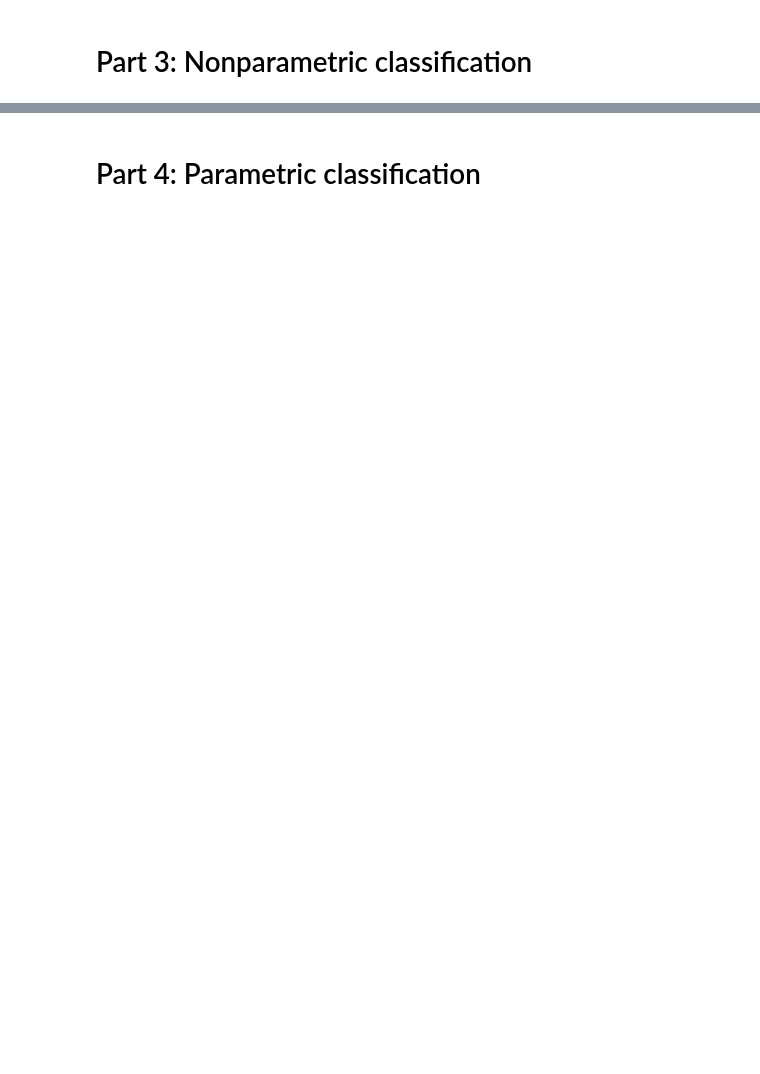
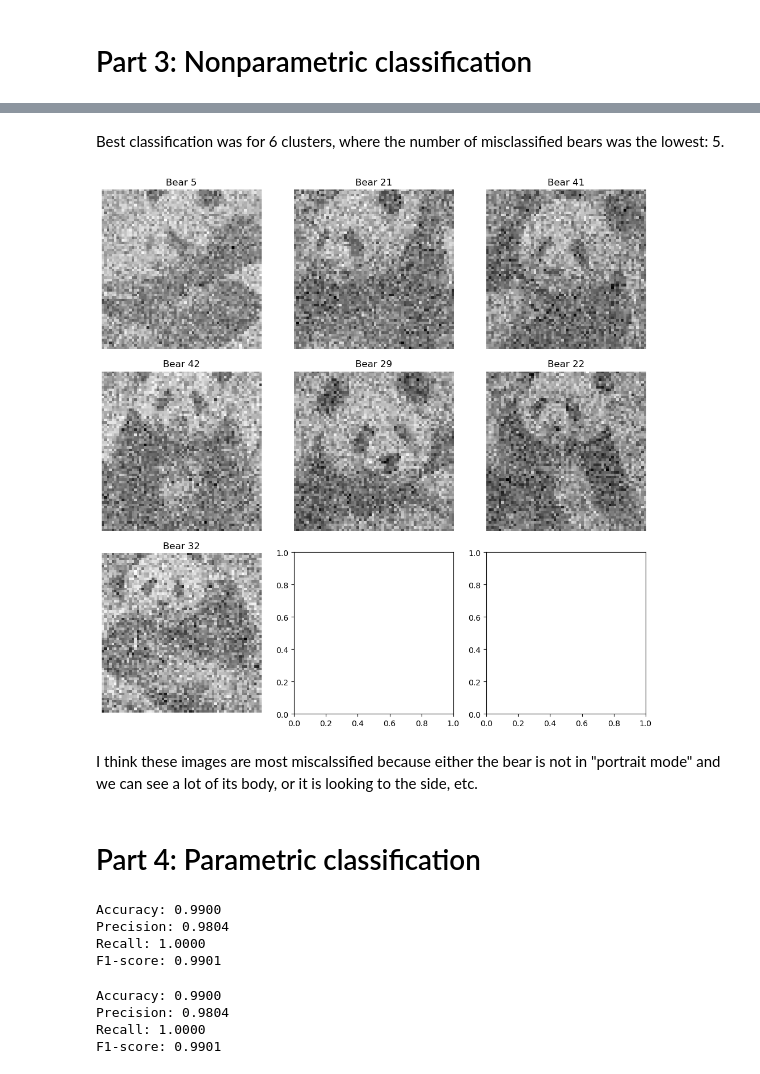
Before and after one commit to vaseninaa/math-and-ai-primer, a Jupyter notebook: weekly-projects/week3/Homework 3.ipynb, the cells around one changed output, grey strips where cells are left out. Cells and saved outputs as stored; diff of their text form; code cells hidden in the pictures; blank space fills up the shorter version.

```diff
--- a/weekly-projects/week3/Homework 3.ipynb
+++ b/weekly-projects/week3/Homework 3.ipynb
@@ -175,6 +223,32 @@ for k in range(1,16):
+# %% [markdown]
+Best classification was for 6 clusters, where the number of misclassified bears was the lowest: 5.
 # %%
 # Show hard-to-classify bears
-'''ADD SOME CODE'''
+# Let's take several most miscalssified bears from the table printed out above
+
+bears_of_interest = [5, 21, 41, 42, 29, 22, 32]
+# Create a grid of subplots
+num_images = len(bears_of_interest)
+num_cols = 3  # Adjust the number of columns as needed
+num_rows = (num_images + num_cols - 1) // num_cols  # Calculate number of rows
+
+fig, axes = plt.subplots(num_rows, num_cols, figsize=(10, 10))
+
+# Iterate over each bear of interest and plot its image
+for idx, bear_idx in enumerate(bears_of_interest):
+    row = idx // num_cols
+    col = idx % num_cols
+    axes[row, col].imshow(test_images[bear_idx][::2, ::2], cmap='Greys_r')
+    axes[row, col].set_title(f'Bear {bear_idx}')
+    axes[row, col].axis('off')
+
+# Adjust layout and display
+plt.tight_layout()
+plt.show()
+# %% [output]
+[figure, added]
+# %% [markdown]
+I think these images are most miscalssified because either the bear is not in "portrait mode" and we can see a lot of its body, or it is looking to the side, etc.
 # %% [markdown]
 # Part 4: Parametric classification
 # %%
@@ -184,5 +259,43 @@ from sklearn.discriminant_analysis import QuadraticDiscriminantAnalysis
 # %%
-'''ADD SOME CODE'''
+#Logistic Regression
+logReg = LogisticRegression()
+logReg.fit(X.T, y_train)
+test_results = logReg.predict(Y.T)
+
+accuracy = accuracy_score(y_test, test_results)
+precision = precision_score(y_test, test_results)
+recall = recall_score(y_test, test_results)
+f1 = f1_score(y_test, test_results)
+
+print(f'Accuracy: {accuracy:.4f}')
+print(f'Precision: {precision:.4f}')
+print(f'Recall: {recall:.4f}')
+print(f'F1-score: {f1:.4f}')
+# %% [output]
+Accuracy: 0.9900
+Precision: 0.9804
+Recall: 1.0000
+F1-score: 0.9901
+# %%
+#LDA
+lda = LinearDiscriminantAnalysis()
+lda.fit(X.T, y_train)
+test_results_lda = lda.predict(Y.T)
+
+accuracy = accuracy_score(y_test, test_results_lda)
+precision = precision_score(y_test, test_results_lda)
+recall = recall_score(y_test, test_results_lda)
+f1 = f1_score(y_test, test_results_lda)
+
+print(f'Accuracy: {accuracy:.4f}')
+print(f'Precision: {precision:.4f}')
+print(f'Recall: {recall:.4f}')
+print(f'F1-score: {f1:.4f}')
+# %% [output]
+Accuracy: 0.9900
+Precision: 0.9804
+Recall: 1.0000
+F1-score: 0.9901
 # %%
 # Construct the bear mask:
 # Show absolute value of logistic-regression coefficients for each pixel
```
Also changed, not shown: parts of 13 cells of this notebook, 7 other files.
